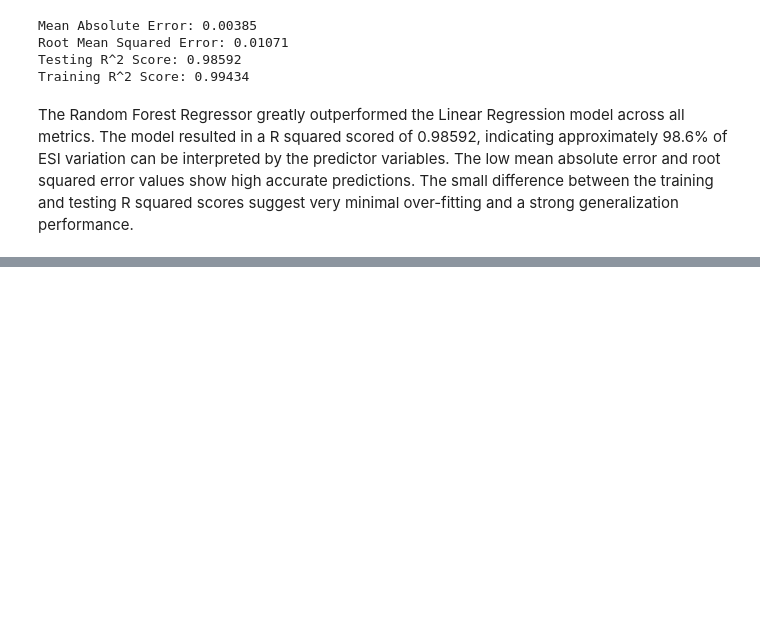
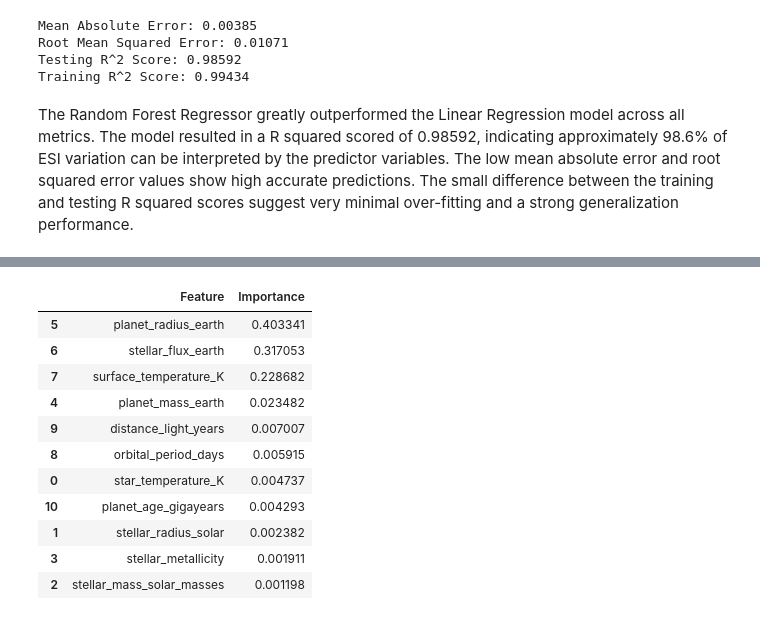
Before and after one commit to joshreisinger17-Data/Exoplanet-Habitability-Prediction, a Jupyter notebook: capstone.ipynb, the cells around one changed output, grey strips where cells are left out. Saved outputs shown, nothing was run; the diff lists cells and outputs as text; code cells hidden in the pictures; blank space fills up the shorter version.

```diff
--- a/capstone.ipynb
+++ b/capstone.ipynb
@@ -865,0 +874,22 @@ The Random Forest Regressor greatly outperformed the Linear Regression model acr
+# %%
+# Feature importance from Random Forest model
+feature_importances = rf_model.feature_importances_
+feature_importance_df = pd.DataFrame({
+    'Feature': x.columns,
+    'Importance': feature_importances
+}).sort_values(by='Importance', ascending=False)
+
+feature_importance_df
+# %% [output]
+|  | Feature | Importance |
+| 5 | planet_radius_earth | 0.403341 |
+| 6 | stellar_flux_earth | 0.317053 |
+| 7 | surface_temperature_K | 0.228682 |
+| 4 | planet_mass_earth | 0.023482 |
+| 9 | distance_light_years | 0.007007 |
+| 8 | orbital_period_days | 0.005915 |
+| 0 | star_temperature_K | 0.004737 |
+| 10 | planet_age_gigayears | 0.004293 |
+| 1 | stellar_radius_solar | 0.002382 |
+| 3 | stellar_metallicity | 0.001911 |
+| 2 | stellar_mass_solar_masses | 0.001198 |
```
Also changed, not shown: parts of 4 cells of this notebook.
